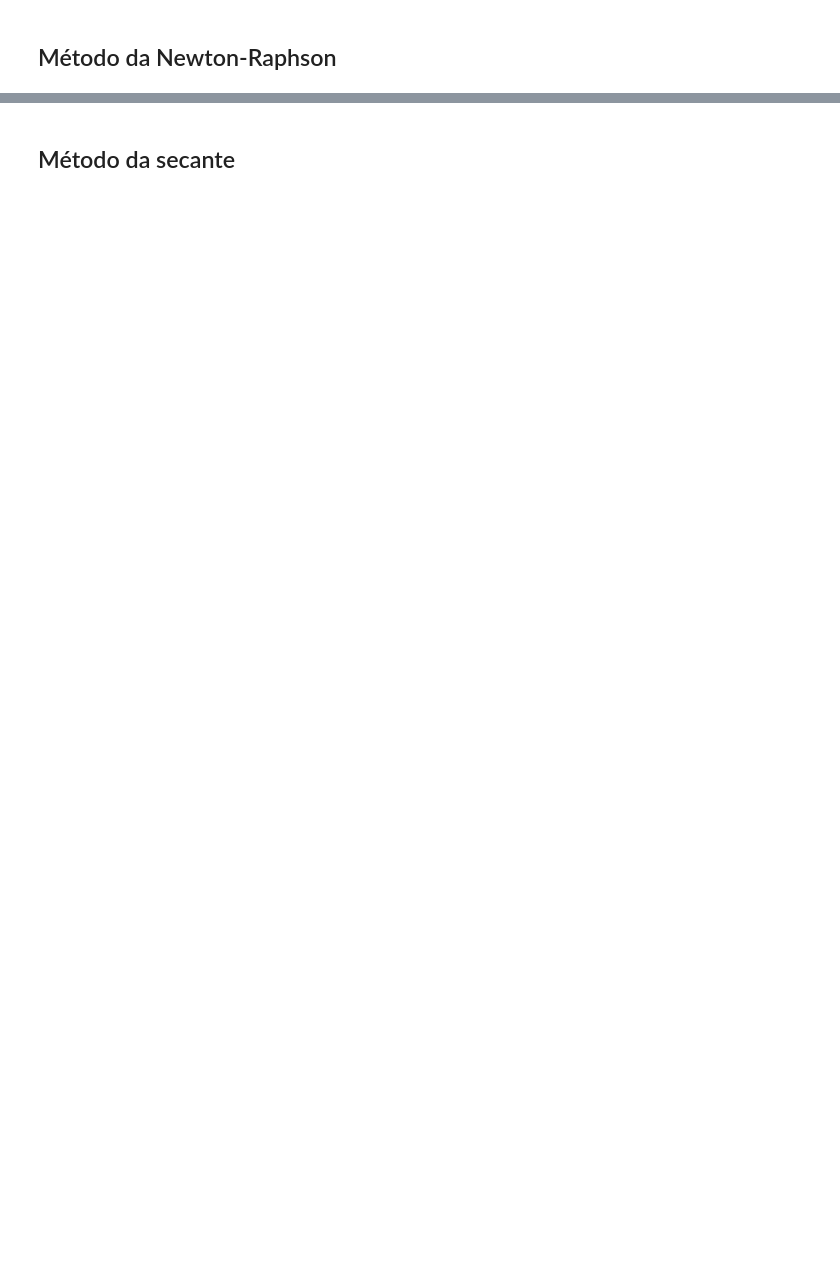
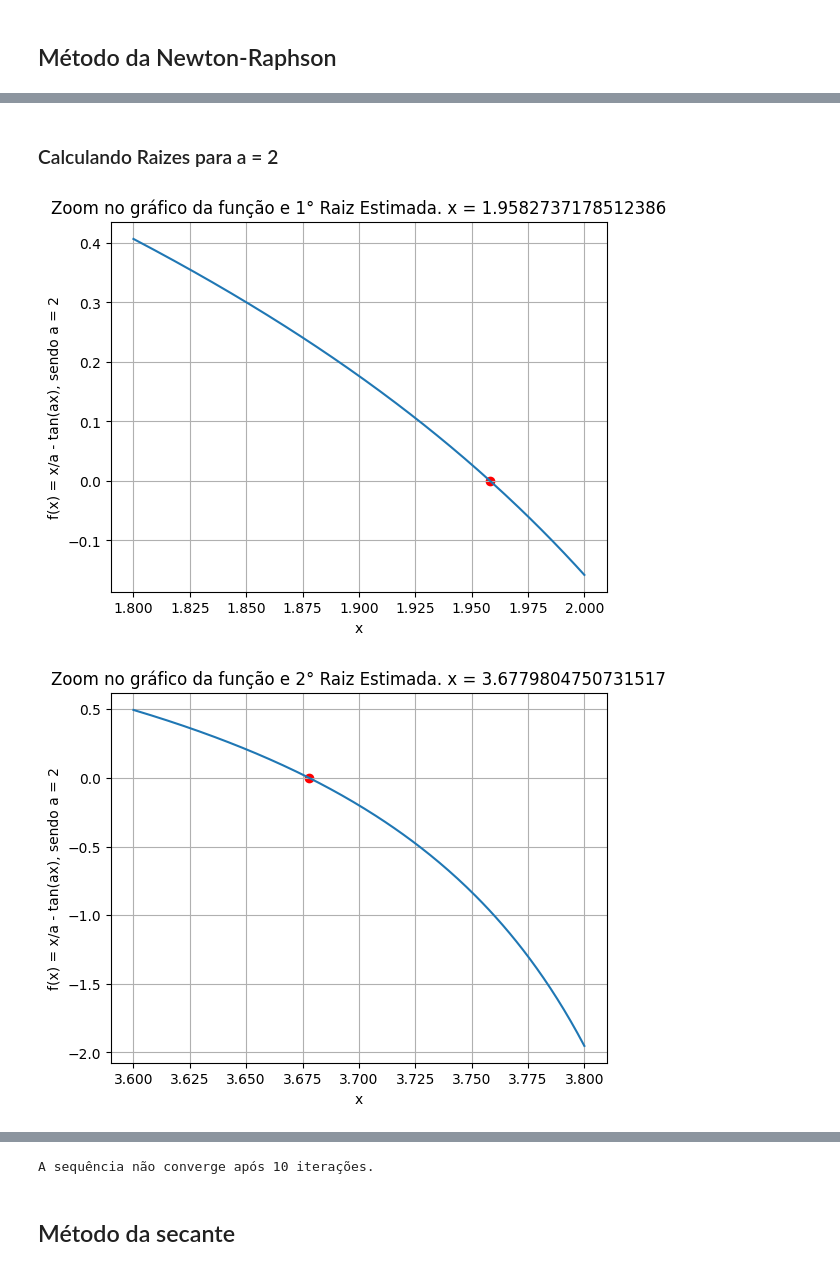
Before and after one commit to andreisilvasantos/Mestrado, a Jupyter notebook: Métodos Numéricos/AT2 - Metodos Numericos.ipynb, the cells around one changed output, grey strips where cells are left out. Drawn from its saved outputs; the diff is of its cells as text; code cells hidden in the pictures; blank space fills up the shorter version.

```diff
--- a/Métodos Numéricos/AT2 - Metodos Numericos.ipynb
+++ b/Métodos Numéricos/AT2 - Metodos Numericos.ipynb
@@ -209,0 +292,14 @@ print_graficos(funcao, matriz_intervalosA2, x_raizes)
+# %% [markdown]
+### Calculando Raizes para a = 2
+# %%
+x_raizes = []
+a = 2
+
+for linha in matriz_intervalosA2:
+    x_raizes.append(newton_raphson(linha[0], 0.01, iter_maximo))
+
+# Plotando graficos
+print_graficos(matriz_intervalosA2, x_raizes, f"A sequência não converge após {iter_maximo} iterações.")
+# %% [output]
+[figure, added]
+[figure, added]
@@ -210,2 +308,3 @@ print_graficos(funcao, matriz_intervalosA2, x_raizes)
+A sequência não converge após 10 iterações.
 # %% [markdown]
 ## Método da secante
```
Also changed, not shown: parts of 11 cells of this notebook.
